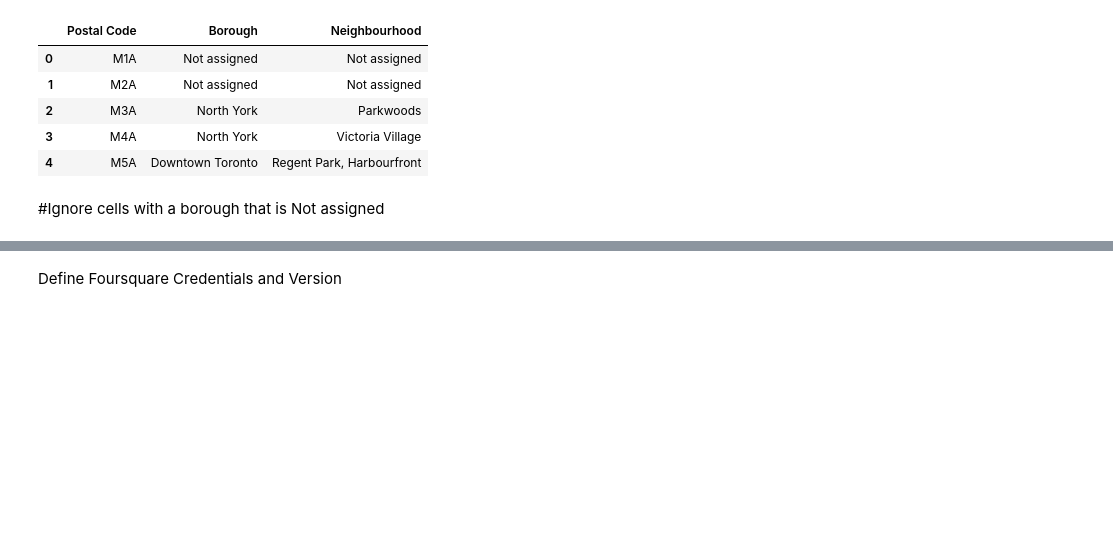
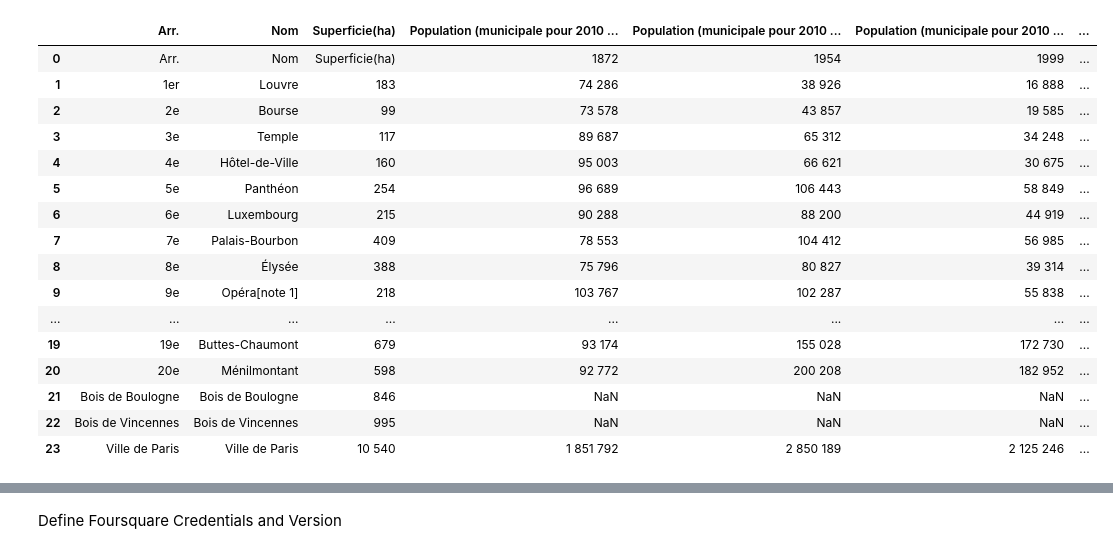
Before and after one commit to carofr123/Coursera_Capstone, a Jupyter notebook: Week3 Capstone.ipynb, the cells around one changed output, grey strips where cells are left out. Drawn from its saved outputs; the diff is of its cells as text; code cells hidden in the pictures; blank space fills up the shorter version.

```diff
--- a/Week3 Capstone.ipynb
+++ b/Week3 Capstone.ipynb
@@ -2,17 +2,26 @@
 import pandas as pd
 import numpy as np
 # %%
-url = 'https://en.wikipedia.org/wiki/List_of_postal_codes_of_Canada:_M'
-tables = pd.read_html(url,header=0)
-table = tables[0]
-table.head()
+url = 'https://fr.wikipedia.org/wiki/Arrondissements_de_Paris'
+tables = pd.read_html(url, header=0)
+table=tables[3]
+table.head(25)
 # %% [output]
-|  | Postal Code | Borough | Neighbourhood |
-| 0 | M1A | Not assigned | Not assigned |
-| 1 | M2A | Not assigned | Not assigned |
-| 2 | M3A | North York | Parkwoods |
-| 3 | M4A | North York | Victoria Village |
-| 4 | M5A | Downtown Toronto | Regent Park, Harbourfront |
+|  | Arr. | Nom | Superficie(ha) | Population (municipale pour 2010 ... | Population (municipale pour 2010 ... | Population (municipale pour 2010 ... | ... |
+| 0 | Arr. | Nom | Superficie(ha) | 1872 | 1954 | 1999 | ... |
+| 1 | 1er | Louvre | 183 | 74 286 | 38 926 | 16 888 | ... |
+| 2 | 2e | Bourse | 99 | 73 578 | 43 857 | 19 585 | ... |
+| 3 | 3e | Temple | 117 | 89 687 | 65 312 | 34 248 | ... |
+| 4 | 4e | Hôtel-de-Ville | 160 | 95 003 | 66 621 | 30 675 | ... |
+| 5 | 5e | Panthéon | 254 | 96 689 | 106 443 | 58 849 | ... |
+| 6 | 6e | Luxembourg | 215 | 90 288 | 88 200 | 44 919 | ... |
+| 7 | 7e | Palais-Bourbon | 409 | 78 553 | 104 412 | 56 985 | ... |
+| 8 | 8e | Élysée | 388 | 75 796 | 80 827 | 39 314 | ... |
+| 9 | 9e | Opéra[note 1] | 218 | 103 767 | 102 287 | 55 838 | ... |
+| ... | ... | ... | ... | ... | ... | ... | ... |
+| 19 | 19e | Buttes-Chaumont | 679 | 93 174 | 155 028 | 172 730 | ... |
+| 20 | 20e | Ménilmontant | 598 | 92 772 | 200 208 | 182 952 | ... |
+| 21 | Bois de Boulogne | Bois de Boulogne | 846 | NaN | NaN | NaN | ... |
+| 22 | Bois de Vincennes | Bois de Vincennes | 995 | NaN | NaN | NaN | ... |
+| 23 | Ville de Paris | Ville de Paris | 10 540 | 1 851 792 | 2 850 189 | 2 125 246 | ... |
-# %% [markdown]
-#Ignore cells with a borough that is Not assigned
 # %%
```
Also changed, not shown: parts of 62 cells of this notebook.
